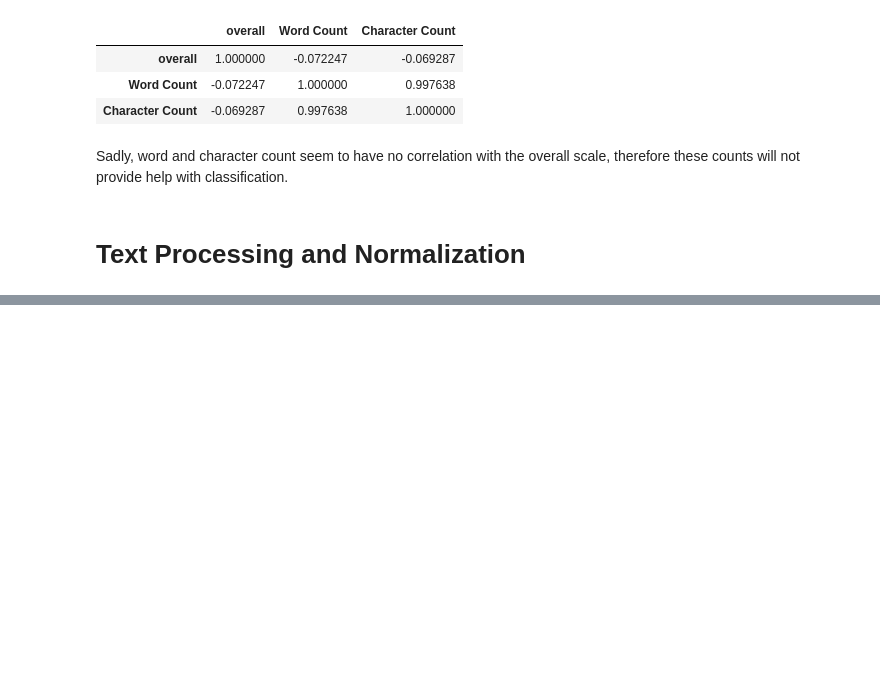
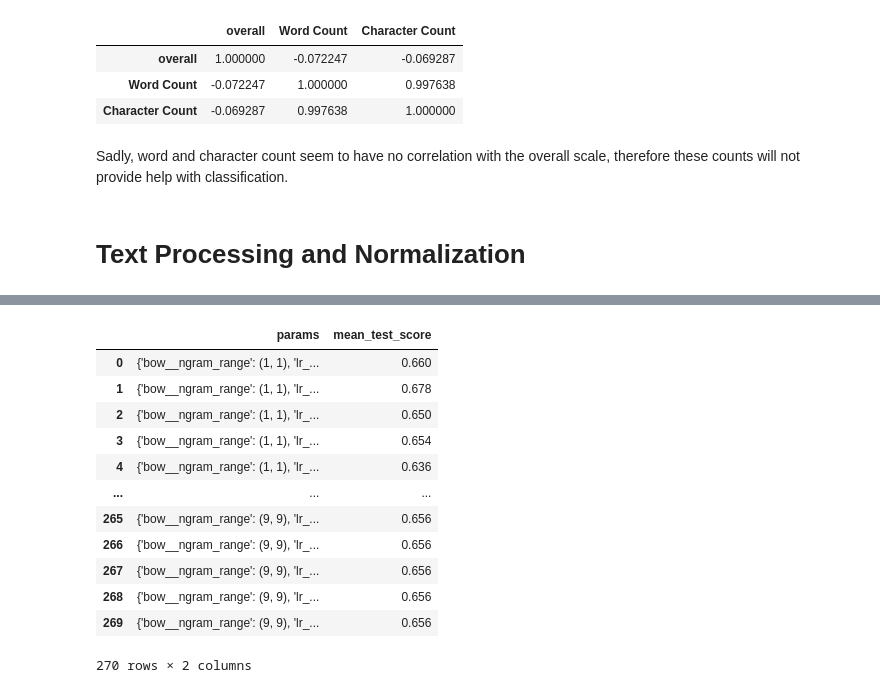
Before and after one commit to psychoanalyzing-twitter/amazon-review-analysis, a Jupyter notebook: cw2.ipynb, the cells around one changed output, grey strips where cells are left out. Drawn from its saved outputs; the diff is of its cells as text; code cells hidden in the pictures; blank space fills up the shorter version.

```diff
--- a/cw2.ipynb
+++ b/cw2.ipynb
@@ -134,0 +197,9 @@ Sadly, word and character count seem to have no correlation with the overall sca
+# %%
+pipe = Pipeline([
+    ('bow', bow),
+    ('lr', lr)
+]
+)
+# %%
+X_train_subset =  train.Review.values[:500]
+y_train_subset = train.overall.values[:500]
@@ -134,0 +211,12 @@ Sadly, word and character count seem to have no correlation with the overall sca
+# %%
+import numpy as np
+params = {}
+A = np.arange(1, 10)
+B = np.arange(1, 10)
+params['bow__ngram_range'] =[(a, b) for a in A for b in B if a <= b]
+params['lr__C'] = [0.1,1,10]
+params['lr__penalty'] = ['l1','l2']
+# %%
+from sklearn.model_selection import GridSearchCV
+grid = GridSearchCV(pipe, params, cv=5, scoring='accuracy')
+grid.fit(X_train_subset, y_train_subset)
@@ -134,0 +239,16 @@ Sadly, word and character count seem to have no correlation with the overall sca
+# %%
+pd.DataFrame(grid.cv_results_)[['params', 'mean_test_score']]
+# %% [output]
+|  | params | mean_test_score |
+| 0 | {'bow__ngram_range': (1, 1), 'lr_... | 0.660 |
+| 1 | {'bow__ngram_range': (1, 1), 'lr_... | 0.678 |
+| 2 | {'bow__ngram_range': (1, 1), 'lr_... | 0.650 |
+| 3 | {'bow__ngram_range': (1, 1), 'lr_... | 0.654 |
+| 4 | {'bow__ngram_range': (1, 1), 'lr_... | 0.636 |
+| ... | ... | ... |
+| 265 | {'bow__ngram_range': (9, 9), 'lr_... | 0.656 |
+| 266 | {'bow__ngram_range': (9, 9), 'lr_... | 0.656 |
+| 267 | {'bow__ngram_range': (9, 9), 'lr_... | 0.656 |
+| 268 | {'bow__ngram_range': (9, 9), 'lr_... | 0.656 |
+| 269 | {'bow__ngram_range': (9, 9), 'lr_... | 0.656 |
+270 rows × 2 columns
```
Also changed, not shown: parts of 23 cells of this notebook.
